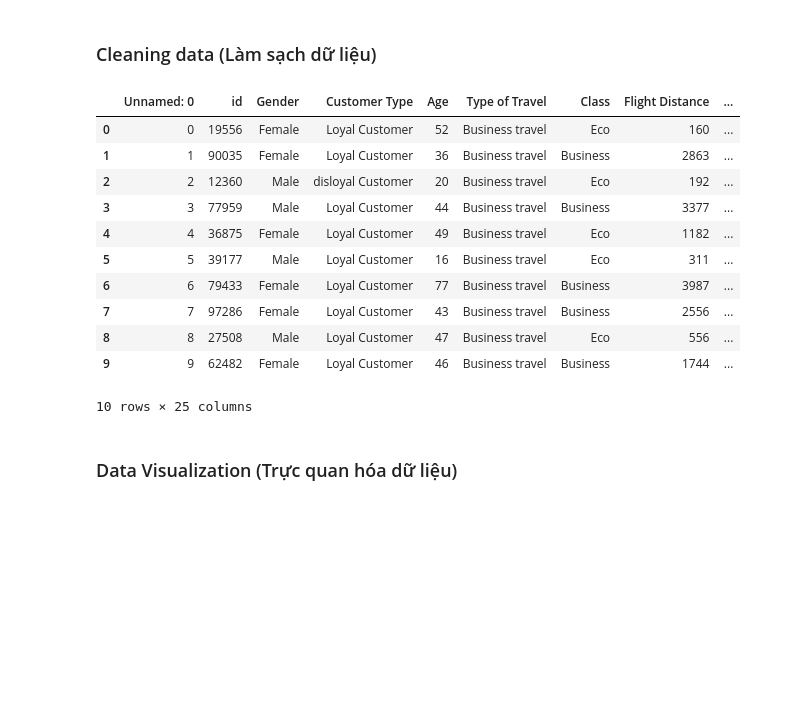
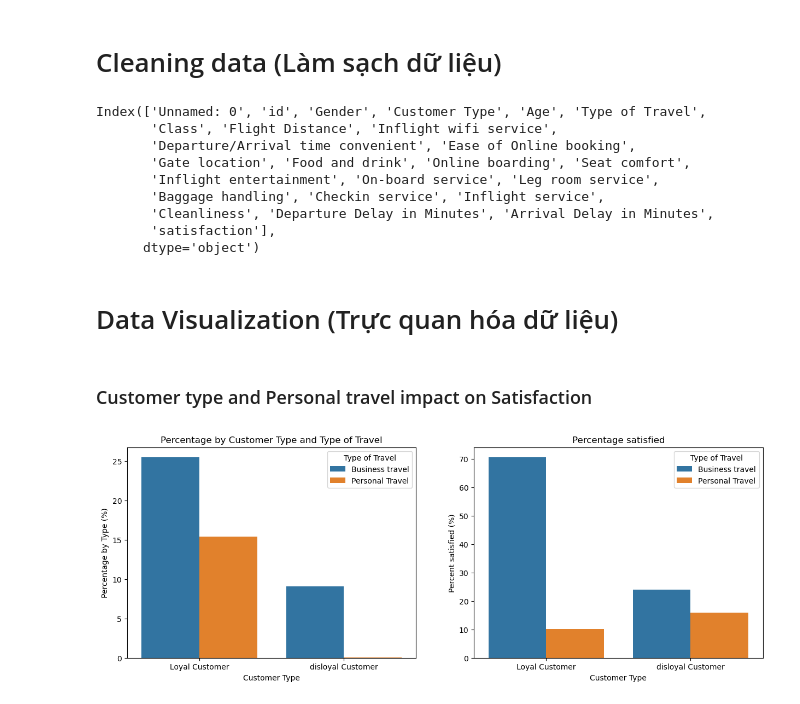
Before and after one commit to little-duck-vie/ltxldl-hoc-lam-giau, a Jupyter notebook: Code_python.ipynb, the cells around one changed output. Drawn from its saved outputs; the diff is of its cells as text; code cells hidden in the pictures; blank space fills up the shorter version.

```diff
--- a/Code_python.ipynb
+++ b/Code_python.ipynb
@@ -9,24 +9,53 @@ import pandas as pd
 import matplotlib.pyplot as plt
 import seaborn as sns
 # %% [markdown]
-### Cleaning data (Làm sạch dữ liệu)
+# Cleaning data (Làm sạch dữ liệu)
 # %%
 data_frame_test = pd.read_csv("test.csv")
 data_frame_train = pd.read_csv("train.csv")
 data_frame = pd.concat([data_frame_test,data_frame_train])
-data_frame.head(10)
+data_frame.columns
 # %% [output]
-|  | Unnamed: 0 | id | Gender | Customer Type | Age | Type of Travel | Class | Flight Distance | ... |
-| 0 | 0 | 19556 | Female | Loyal Customer | 52 | Business travel | Eco | 160 | ... |
-| 1 | 1 | 90035 | Female | Loyal Customer | 36 | Business travel | Business | 2863 | ... |
-| 2 | 2 | 12360 | Male | disloyal Customer | 20 | Business travel | Eco | 192 | ... |
-| 3 | 3 | 77959 | Male | Loyal Customer | 44 | Business travel | Business | 3377 | ... |
-| 4 | 4 | 36875 | Female | Loyal Customer | 49 | Business travel | Eco | 1182 | ... |
-| 5 | 5 | 39177 | Male | Loyal Customer | 16 | Business travel | Eco | 311 | ... |
-| 6 | 6 | 79433 | Female | Loyal Customer | 77 | Business travel | Business | 3987 | ... |
-| 7 | 7 | 97286 | Female | Loyal Customer | 43 | Business travel | Business | 2556 | ... |
-| 8 | 8 | 27508 | Male | Loyal Customer | 47 | Business travel | Eco | 556 | ... |
-| 9 | 9 | 62482 | Female | Loyal Customer | 46 | Business travel | Business | 1744 | ... |
-10 rows × 25 columns
+Index(['Unnamed: 0', 'id', 'Gender', 'Customer Type', 'Age', 'Type of Travel',
+       'Class', 'Flight Distance', 'Inflight wifi service',
+       'Departure/Arrival time convenient', 'Ease of Online booking',
+       'Gate location', 'Food and drink', 'Online boarding', 'Seat comfort',
+       'Inflight entertainment', 'On-board service', 'Leg room service',
+       'Baggage handling', 'Checkin service', 'Inflight service',
+       'Cleanliness', 'Departure Delay in Minutes', 'Arrival Delay in Minutes',
+       'satisfaction'],
+      dtype='object')
 # %% [markdown]
-### Data Visualization (Trực quan hóa dữ liệu)
+# Data Visualization (Trực quan hóa dữ liệu)
+# %% [markdown]
+### Customer type and Personal travel impact on Satisfaction
+# %%
+data_frame_copy = data_frame.copy()
+data_frame_copy['satisfaction'] = data_frame_copy['satisfaction'].map({'satisfied':1, 'neutral or dissatisfied':0})
+df_crosstab = pd.crosstab(
+    index=[data_frame_copy['Customer Type'], data_frame_copy['Type of Travel']],
+    columns=data_frame_copy['satisfaction'],
+    margins=True,
+    margins_name="Tong"
+)
+df_crosstab
+total_count = df_crosstab.iloc[-1, -1]
+percent = df_crosstab.div(total_count) * 100
+percent = percent.sort_index().drop(index="Tong")
+percent = percent.drop(columns="Tong")
+percent_reset = percent.reset_index()
+percent_long = percent_reset.melt(  id_vars=["Customer Type", "Type of Travel"],
+                                    value_vars=[0, 1],
+                                    var_name="satisfaction",
+                                    value_name="Percentage by Type (%)")
+percent_long = percent_long.drop(columns='satisfaction')
+fig , (ax1,ax2) = plt.subplots(nrows=1,ncols=2,figsize=(15,5))
+sns.barplot(x="Customer Type", y="Percentage by Type (%)", hue="Type of Travel", data=percent_long, errorbar=None, edgecolor=None, ax=ax1)
+ax1.set_title("Percentage by Customer Type and Type of Travel")
+ax1.set_ylabel("Percentage by Type (%)")
+data_frame_copy["satisfaction"] *= 100
+sns.barplot(x="Customer Type", y="satisfaction", hue="Type of Travel", data=data_frame_copy, errorbar=None, edgecolor=None, ax=ax2)
+ax2.set_title("Percentage satisfied")
+ax2.set_ylabel("Percent satisfied (%)");
+# %% [output]
+[figure, added]
```
Also changed, not shown: parts of 1 cell of this notebook.
